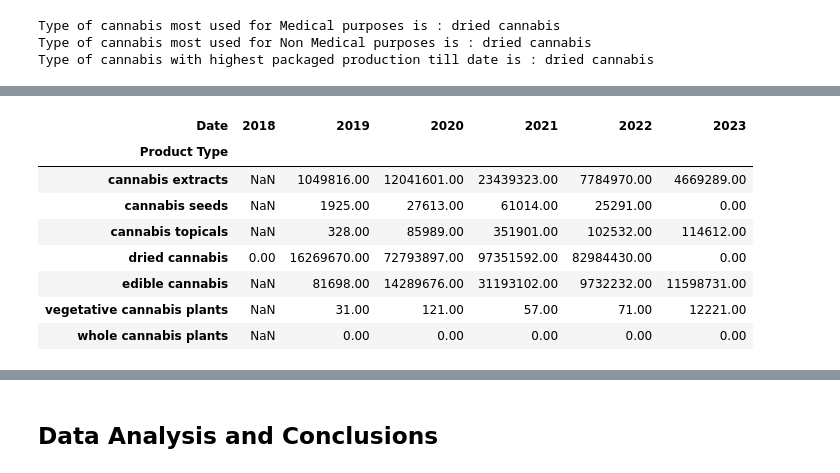
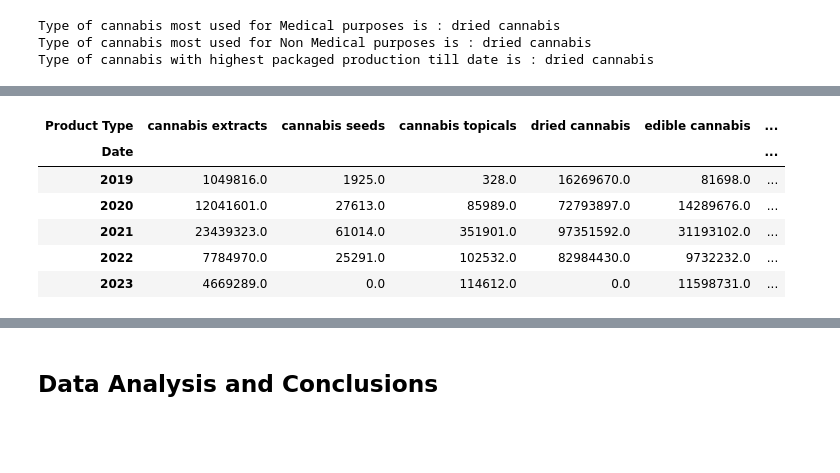
Before and after one commit to ajunjee-selvam/Project_1, a Jupyter notebook: Project 1 - Final Analysis.ipynb, the cells around one changed output, grey strips where cells are left out. Drawn from its saved outputs; the diff is of its cells as text; code cells hidden in the pictures; blank space fills up the shorter version.

```diff
--- a/Project 1 - Final Analysis.ipynb
+++ b/Project 1 - Final Analysis.ipynb
@@ -670,0 +676,5 @@ cannabis_refined_df.head()
+# %%
+cannabis_refined_df['Date'].dt.year
+cannabis_refined_df = cannabis_refined_df.loc[cannabis_refined_df['Date'].dt.year > 2018]
+cannabis_refined_df.drop(cannabis_refined_df.loc[cannabis_refined_df['Product Type'] =='whole cannabis plants' ].index, inplace=True)
+cannabis_refined_df
@@ -838,19 +846,17 @@ ValueError: need at least one array to concatenate
 # %%
 #Creating a pivot table for plotting a pie chart of Non medical sales of the products till date
 Total_sales_nonmedical = product_year_df[['Non Medical Sales Units']].sum()
 #creating a pivot table for plotting donut charts
-nonmedical_df= Total_sales_nonmedical.pivot_table(index= 'Product Type', columns= 'Date', values='Non Medical Sales Units')
+nonmedical_df= Total_sales_nonmedical.pivot_table(index= 'Date', columns= 'Product Type', values='Non Medical Sales Units')
 nonmedical_df
 # %% [output]
-| Date | 2018 | 2019 | 2020 | 2021 | 2022 | 2023 |
-| Product Type |  |  |  |  |  |  |
-| cannabis extracts | NaN | 1049816.00 | 12041601.00 | 23439323.00 | 7784970.00 | 4669289.00 |
-| cannabis seeds | NaN | 1925.00 | 27613.00 | 61014.00 | 25291.00 | 0.00 |
-| cannabis topicals | NaN | 328.00 | 85989.00 | 351901.00 | 102532.00 | 114612.00 |
-| dried cannabis | 0.00 | 16269670.00 | 72793897.00 | 97351592.00 | 82984430.00 | 0.00 |
-| edible cannabis | NaN | 81698.00 | 14289676.00 | 31193102.00 | 9732232.00 | 11598731.00 |
-| vegetative cannabis plants | NaN | 31.00 | 121.00 | 57.00 | 71.00 | 12221.00 |
-| whole cannabis plants | NaN | 0.00 | 0.00 | 0.00 | 0.00 | 0.00 |
+| Product Type | cannabis extracts | cannabis seeds | cannabis topicals | dried cannabis | edible cannabis | ... |
+| Date |  |  |  |  |  | ... |
+| 2019 | 1049816.0 | 1925.0 | 328.0 | 16269670.0 | 81698.0 | ... |
+| 2020 | 12041601.0 | 27613.0 | 85989.0 | 72793897.0 | 14289676.0 | ... |
+| 2021 | 23439323.0 | 61014.0 | 351901.0 | 97351592.0 | 31193102.0 | ... |
+| 2022 | 7784970.0 | 25291.0 | 102532.0 | 82984430.0 | 9732232.0 | ... |
+| 2023 | 4669289.0 | 0.0 | 114612.0 | 0.0 | 11598731.0 | ... |
 # %%
 #Creating pie chart for medical sales of product over different year
 font_color = '#525252'
```
Also changed, not shown: parts of 14 cells of this notebook.
